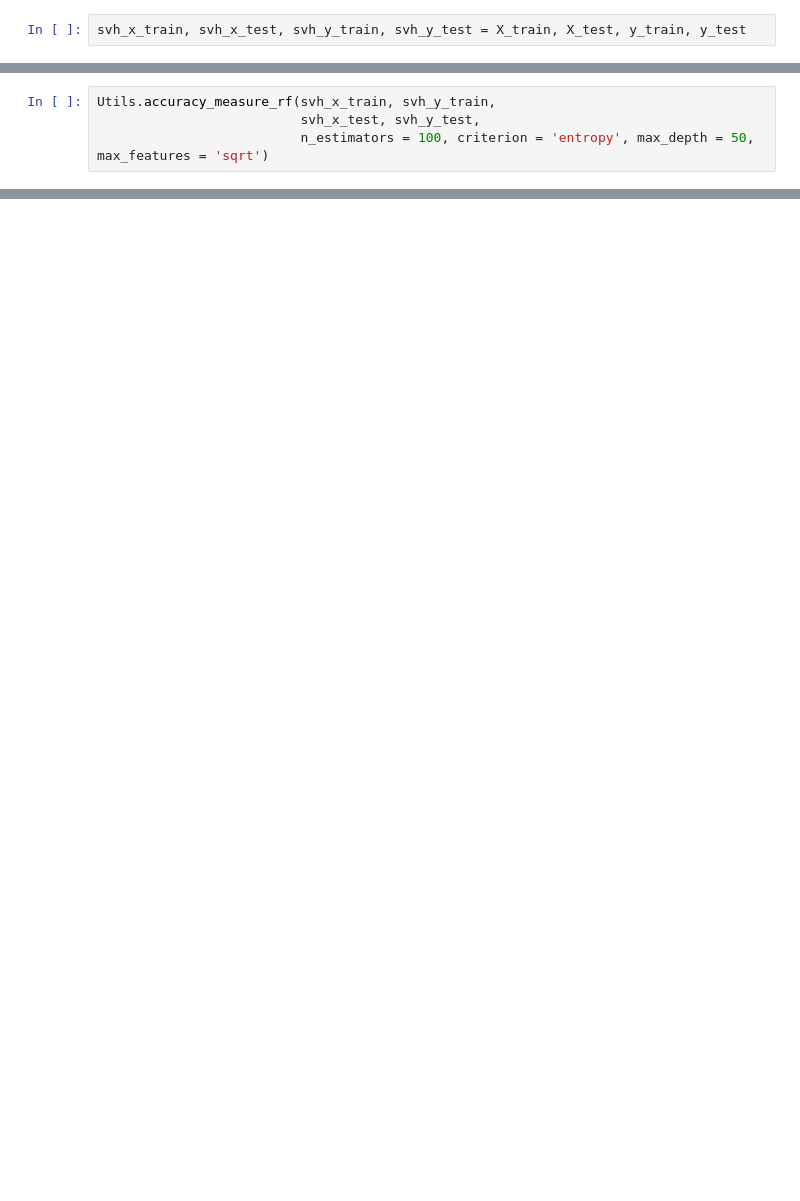
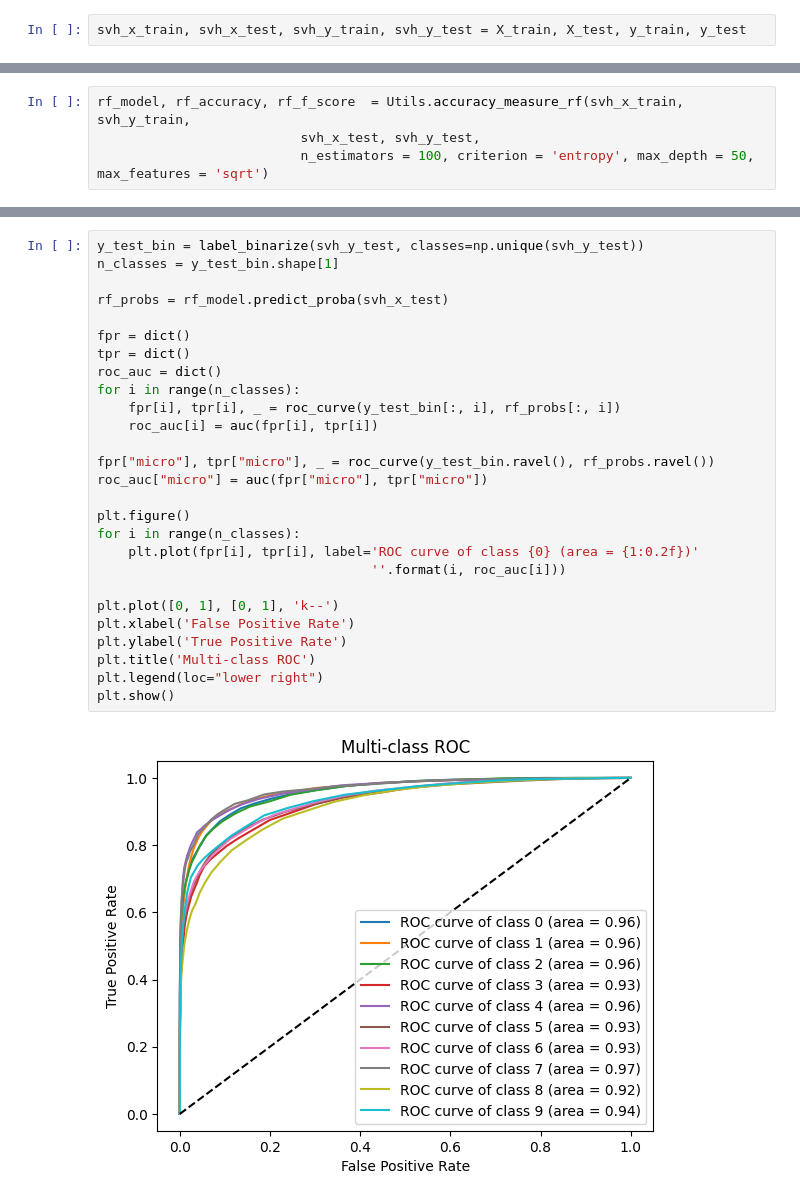
Before and after one commit to ahmad-m-abbas/Ai-Lab, a Jupyter notebook: Case Study 2/Street.ipynb, the cells around one changed output, grey strips where cells are left out. Cells and saved outputs as stored; diff of their text form; blank space fills up the shorter version.

```diff
--- a/Case Study 2/Street.ipynb
+++ b/Case Study 2/Street.ipynb
@@ -53,5 +44,5 @@ The highest Accuracy 0.68714 is the model with parameters: {'n_estimators': 100,
 # %%
-Utils.accuracy_measure_rf(svh_x_train, svh_y_train,
+rf_model, rf_accuracy, rf_f_score  = Utils.accuracy_measure_rf(svh_x_train, svh_y_train,
                           svh_x_test, svh_y_test,
                           n_estimators = 100, criterion = 'entropy', max_depth = 50, max_features = 'sqrt')
 # %% [output]
@@ -69,0 +68,29 @@ Utils.accuracy_measure_rf(svh_x_train, svh_y_train,
+# %%
+y_test_bin = label_binarize(svh_y_test, classes=np.unique(svh_y_test))
+n_classes = y_test_bin.shape[1]
+
+rf_probs = rf_model.predict_proba(svh_x_test)
+
+fpr = dict()
+tpr = dict()
+roc_auc = dict()
+for i in range(n_classes):
+    fpr[i], tpr[i], _ = roc_curve(y_test_bin[:, i], rf_probs[:, i])
+    roc_auc[i] = auc(fpr[i], tpr[i])
+
+fpr["micro"], tpr["micro"], _ = roc_curve(y_test_bin.ravel(), rf_probs.ravel())
+roc_auc["micro"] = auc(fpr["micro"], tpr["micro"])
+
+plt.figure()
+for i in range(n_classes):
+    plt.plot(fpr[i], tpr[i], label='ROC curve of class {0} (area = {1:0.2f})'
+                                   ''.format(i, roc_auc[i]))
+
+plt.plot([0, 1], [0, 1], 'k--')
+plt.xlabel('False Positive Rate')
+plt.ylabel('True Positive Rate')
+plt.title('Multi-class ROC')
+plt.legend(loc="lower right")
+plt.show()
+# %% [output]
+[figure, added]
```
Also changed, not shown: parts of 13 cells of this notebook, 10 other files.
